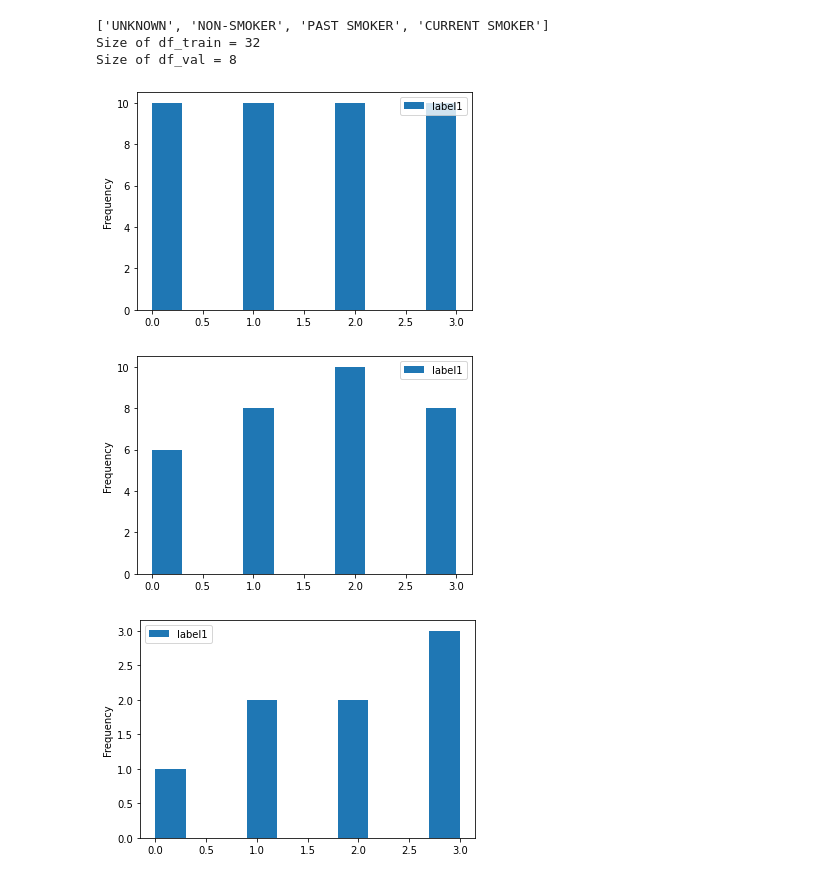
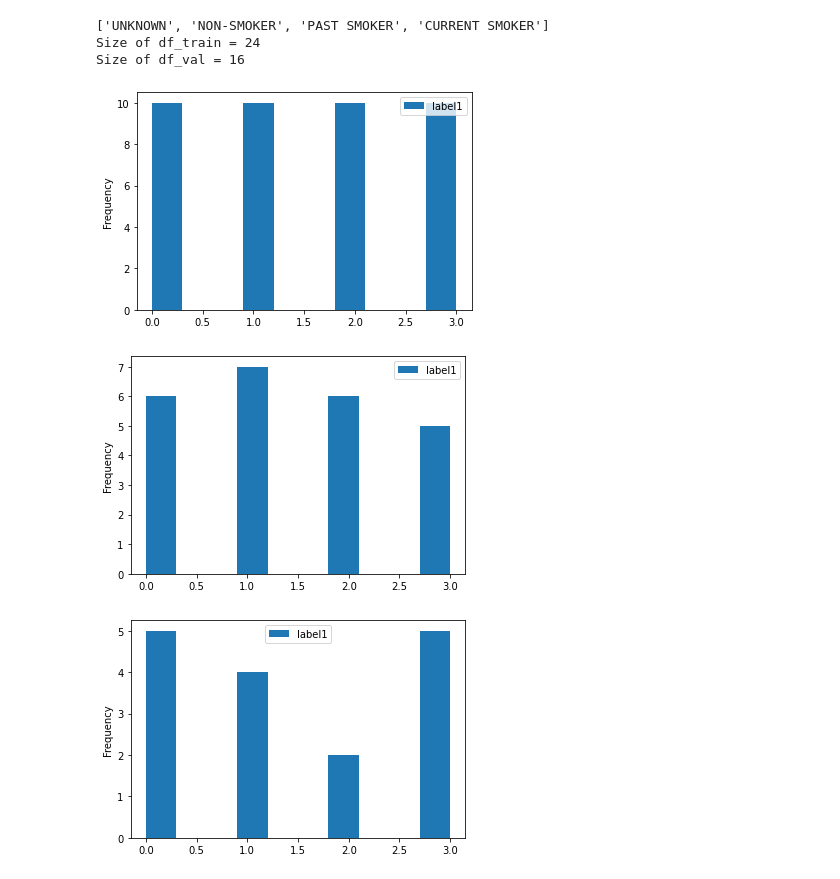
Before and after one commit to mingtatuNCTU/Smoking_Status_Detection, a Jupyter notebook: Smoking Status Detection_TextSentiment.ipynb, the cells around one changed output. Cells and saved outputs as stored; diff of their text form; code cells hidden in the pictures.

```diff
--- a/Smoking Status Detection_TextSentiment.ipynb
+++ b/Smoking Status Detection_TextSentiment.ipynb
@@ -56,10 +56,14 @@ df = pd.DataFrame({'label1':CLASSNAME,'label2':CLASSNAMES,'text':INFO})
 df.plot.hist()
 
 DFSIZE = df.index.size
-ratio = int(0.8*DFSIZE)
 
-df_train = df.sample(n=ratio, replace=False)
-df_val = df.sample(n=DFSIZE-ratio, replace=False)
+REPLACE=False
+ratio = 0.6
+ratio_tr = int(ratio*DFSIZE)
+ratio_val = DFSIZE-ratio_tr
+
+df_train = df.sample(n=ratio_tr, replace=REPLACE)
+df_val = df.sample(n=ratio_val, replace=REPLACE)
 
 df_train.plot.hist()
 df_val.plot.hist()
@@ -68,37 +72,37 @@ print("Size of df_val = {}".format(df_val.index.size))
 
 df_train.to_csv(datasetPath+"train.csv",index=False,sep=',',header=False)
 df_val.to_csv(datasetPath+"val.csv",index=False,sep=',',header=False)
 
 
 #Creat Testing file
 CLASSNAME = []
 CLASSNAMES = []
 INFO = []
 FileList = os.listdir(TestdatasetPath)
 
 
 for i in range(len(FileList)):
     filename = FileList[i]
     tmpName = filename.split("_",1)[0]
 
     CLASSNAME.append(0)
     CLASSNAMES.append(ClassName[0])
 
     file = open(TestdatasetPath+filename,'r')
     info = file.read()
     file.close()
     INFO.append(info)
 
 import pandas as pd
 df_test = pd.DataFrame({'label1':CLASSNAME,'label2':CLASSNAMES,'text':INFO})
 df_test.to_csv(datasetPath+"test.csv",index=False,sep=',',header=False)
 # %% [output]
 ['UNKNOWN', 'NON-SMOKER', 'PAST SMOKER', 'CURRENT SMOKER']
-Size of df_train = 32
-Size of df_val = 8
+Size of df_train = 24
+Size of df_val = 16
 [figure]
-[figure, old version]
+[figure, new version]
-[figure, old version]
+[figure, new version]
 # %%
 import logging
 import torch
```
Also changed, not shown: parts of 4 cells of this notebook, 5 other files.
